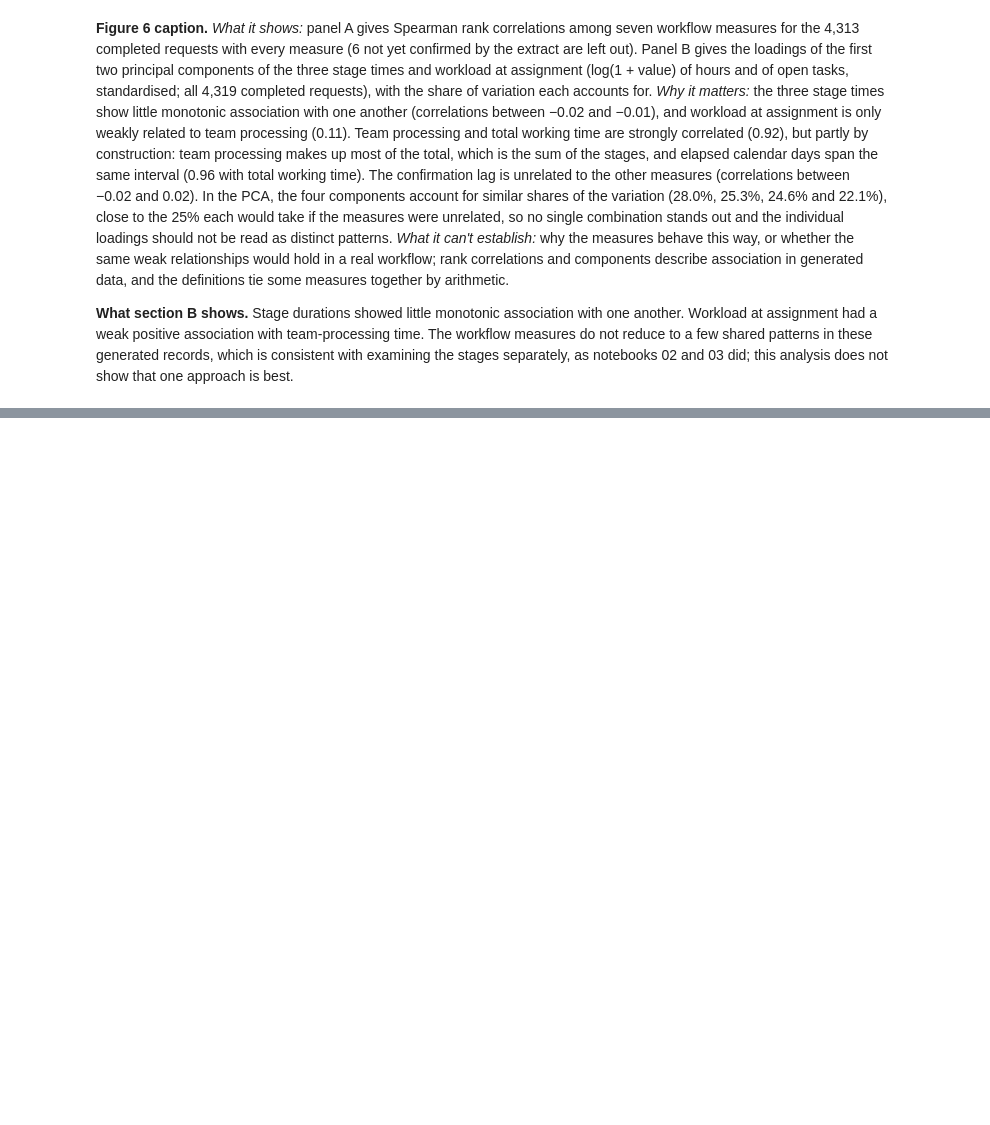
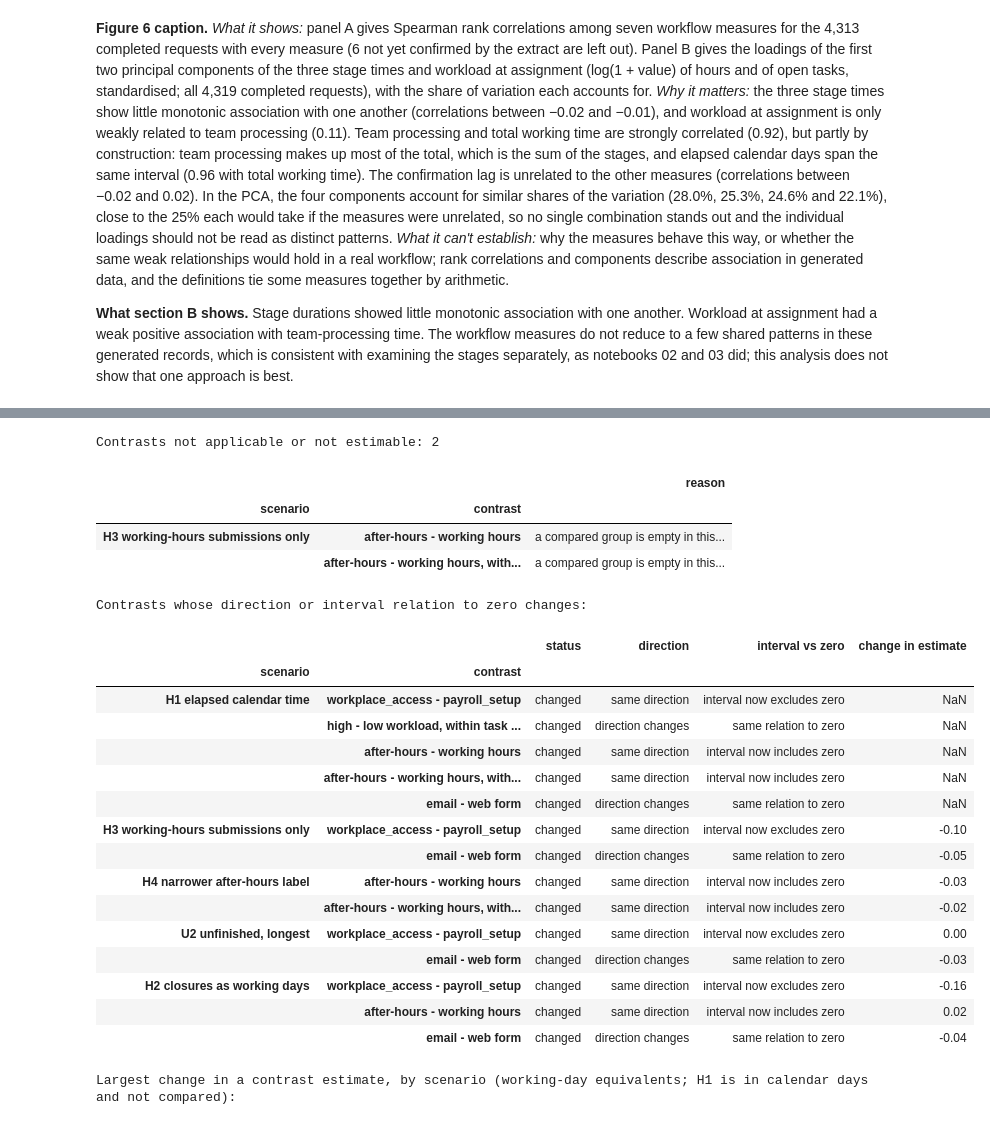
Before and after one commit to isabellemclean1001-blip/AIDA_Izzy_HR_Onboarding_Project-review, a Jupyter notebook: AIDA-2156/final-project/analysis/04_outliers_relationships_and_sensitivity.ipynb, the cells around one changed output, grey strips where cells are left out. Drawn from its saved outputs; the diff is of its cells as text; code cells hidden in the pictures; blank space fills up the shorter version.

```diff
--- a/AIDA-2156/final-project/analysis/04_outliers_relationships_and_sensitivity.ipynb
+++ b/AIDA-2156/final-project/analysis/04_outliers_relationships_and_sensitivity.ipynb
@@ -558,0 +746,78 @@ plt.show()
+# %%
+# The 13 contrasts in every scenario (2,000 employee resamples each, seed 2026)
+tables, weight_rows = {}, []
+for n in NAMES:
+    spec = SCENARIOS[n]
+    t, plans = contrast_table(spec["df"], spec["df"][spec["y"]].to_numpy(dtype=float))
+    tables[n] = t
+    for p in plans:
+        for k, w in (p.get("stratum_weights") or {}).items():
+            weight_rows.append({"scenario": n, "contrast": p["label"], "stratum": k, "weight": w, "coverage_%": p["coverage_%"]})
+contrasts_s = pd.concat({n: t.set_index("contrast") for n, t in tables.items()}, names=["scenario", "contrast"])
+assert contrasts_s.loc["reference"][["estimate_days", "ci_low", "ci_high"]].round(9).equals(
+    reference.set_index("contrast")[["estimate_days", "ci_low", "ci_high"]].round(9)), "The reference scenario must reproduce notebook 03"
+contrasts_s.insert(0, "data_version", DATA_VERSION)
+contrasts_s.to_csv(OUTPUT_DIR / "sensitivity_contrasts.csv")
+pd.DataFrame(weight_rows).to_csv(OUTPUT_DIR / "sensitivity_stratum_weights.csv", index=False)
+not_estimable = contrasts_s[~contrasts_s["applicable"]]
+print(f"Contrasts not applicable or not estimable: {len(not_estimable)}")
+if len(not_estimable):
+    display(not_estimable[["reason"]])
+
+# Compare each scenario with the reference: direction, size and the interval's relation to zero
+CONTRAST_LABELS = reference["contrast"].tolist()
+ref_c = contrasts_s.loc["reference"]
+sign = lambda v: np.sign(v)
+def zero_rel(lo, hi):
+    if pd.isna(lo) or pd.isna(hi):
+        return "interval unavailable"                                # missing evidence is never read as "includes zero"
+    return "excludes zero" if (lo > 0 or hi < 0) else "includes zero"
+
+
+unavailable = lambda row: "not estimable" if str(row["reason"]).startswith("no stratum") else "not applicable"
+rows = []
+for n in NAMES[1:]:
+    for c in CONTRAST_LABELS:
+        s, ref = contrasts_s.loc[(n, c)], ref_c.loc[c]
+        if not s["applicable"]:
+            status, direction, interval = unavailable(s), "", ""
+        elif s["interval_withheld"]:
+            status, direction, interval = "interval unavailable", "", "interval unavailable"
+        else:
+            direction = "same direction" if sign(s["estimate_days"]) == sign(ref["estimate_days"]) else "direction changes"
+            interval = ("same relation to zero" if zero_rel(s["ci_low"], s["ci_high"]) == zero_rel(ref["ci_low"], ref["ci_high"])
+                        else f"interval now {zero_rel(s['ci_low'], s['ci_high'])}")
+            status = "unchanged" if direction == "same direction" and interval == "same relation to zero" else "changed"
+        rows.append({"scenario": n, "contrast": c, "status": status, "direction": direction, "interval vs zero": interval,
+                     "change in estimate": (s["estimate_days"] - ref["estimate_days"]) if SCENARIOS[n]["units"] == "working-day equivalents"
+                     and s["applicable"] else np.nan})
+changes = pd.DataFrame(rows)
+changes.to_csv(OUTPUT_DIR / "sensitivity_contrast_changes.csv", index=False)
+print("Contrasts whose direction or interval relation to zero changes:")
+display(changes[changes["status"] == "changed"].set_index(["scenario", "contrast"]).round(2))
+print("Largest change in a contrast estimate, by scenario (working-day equivalents; H1 is in calendar days and not compared):")
+display(changes.groupby("scenario")["change in estimate"].apply(lambda v: v.abs().max()).reindex(NAMES[1:]).round(2).to_frame())
+# %% [output]
+Contrasts not applicable or not estimable: 2
+|  |  | reason |
+| scenario | contrast |  |
+| H3 working-hours submissions only | after-hours - working hours | a compared group is empty in this... |
+|  | after-hours - working hours, with... | a compared group is empty in this... |
+Contrasts whose direction or interval relation to zero changes:
+|  |  | status | direction | interval vs zero | change in estimate |
+| scenario | contrast |  |  |  |  |
+| H1 elapsed calendar time | workplace_access - payroll_setup | changed | same direction | interval now excludes zero | NaN |
+|  | high - low workload, within task ... | changed | direction changes | same relation to zero | NaN |
+|  | after-hours - working hours | changed | same direction | interval now includes zero | NaN |
+|  | after-hours - working hours, with... | changed | same direction | interval now includes zero | NaN |
+|  | email - web form | changed | direction changes | same relation to zero | NaN |
+| H3 working-hours submissions only | workplace_access - payroll_setup | changed | same direction | interval now excludes zero | -0.10 |
+|  | email - web form | changed | direction changes | same relation to zero | -0.05 |
+| H4 narrower after-hours label | after-hours - working hours | changed | same direction | interval now includes zero | -0.03 |
+|  | after-hours - working hours, with... | changed | same direction | interval now includes zero | -0.02 |
+| U2 unfinished, longest | workplace_access - payroll_setup | changed | same direction | interval now excludes zero | 0.00 |
+|  | email - web form | changed | direction changes | same relation to zero | -0.03 |
+| H2 closures as working days | workplace_access - payroll_setup | changed | same direction | interval now excludes zero | -0.16 |
+|  | after-hours - working hours | changed | same direction | interval now includes zero | 0.02 |
+|  | email - web form | changed | direction changes | same relation to zero | -0.04 |
+Largest change in a contrast estimate, by scenario (working-day equivalents; H1 is in calendar days and not compared):
```
Also changed, not shown: parts of 7 cells of this notebook.
